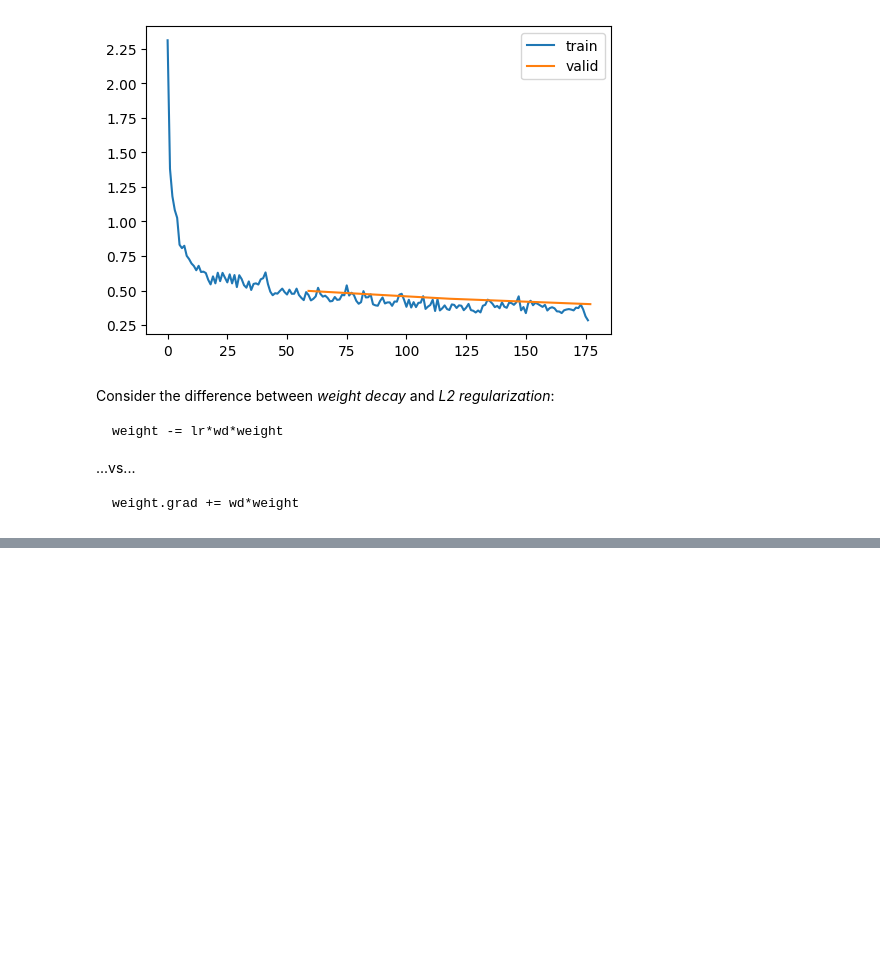
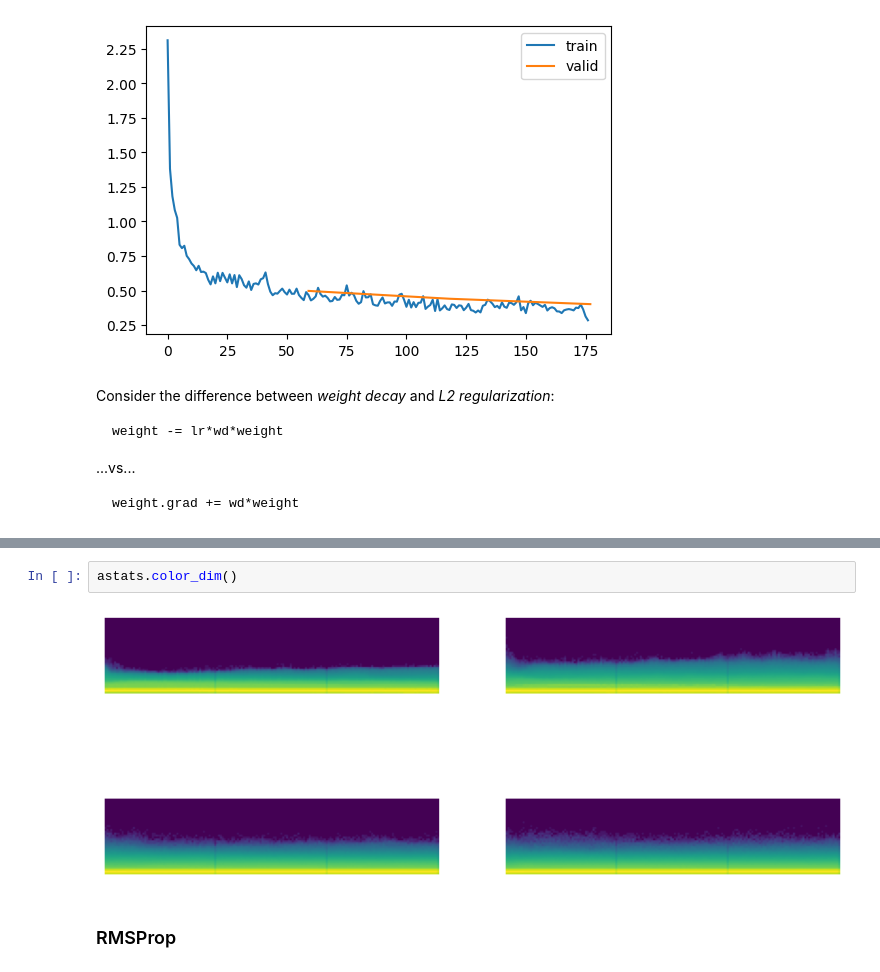
Before and after one commit to teome/diffusion-play, a Jupyter notebook: nbs/12_accel_sgd.ipynb, the cells around one changed output, grey strips where cells are left out. Saved outputs shown, nothing was run; the diff lists cells and outputs as text; blank space fills up the shorter version.

```diff
--- a/nbs/12_accel_sgd.ipynb
+++ b/nbs/12_accel_sgd.ipynb
@@ -115,0 +143,6 @@ weight.grad += wd*weight
+# %%
+astats.color_dim()
+# %% [output]
+[figure, added]
+# %% [markdown]
+### RMSProp
```
Also changed, not shown: parts of 30 cells of this notebook.
